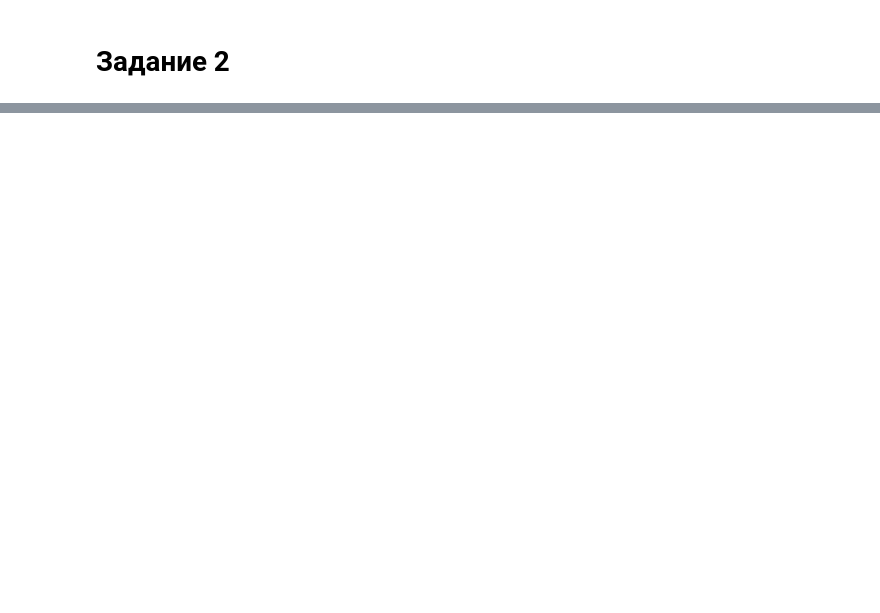
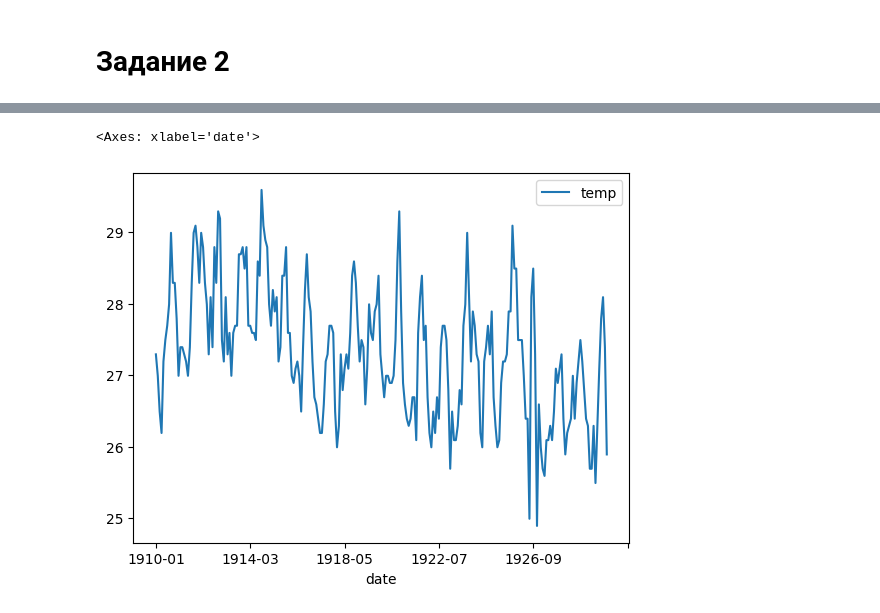
Before and after one commit to Chpel/Maga, a Jupyter notebook: Time Series Diff/lab4.ipynb, the cells around one changed output, grey strips where cells are left out. Cells and saved outputs as stored; diff of their text form; code cells hidden in the pictures; blank space fills up the shorter version.

```diff
--- a/Time Series Diff/lab4.ipynb
+++ b/Time Series Diff/lab4.ipynb
@@ -128,0 +136,5 @@ plt.show()
+# %%
+# считаем файлы
+ts1=pd.read_csv('station_manaus.csv')
+ts1 = ts1[['YEAR', 'JAN', 'FEB', 'MAR',	'APR', 'MAY',	'JUN', 'JUL',	'AUG',	'SEP',	'OCT',	'NOV',	'DEC']]
+ts1
@@ -128,0 +155,19 @@ plt.show()
+# %%
+def year_to_monthly(pd_0, year, months):
+    data_for_year = pd.DataFrame(columns=['date', 'temp'])
+    for i, month in enumerate(months):
+        data_for_year.loc[i] = [str(int(pd_0[year])) + '-' + '{:02d}'.format(i+1), pd_0.loc[month]]
+    return data_for_year
+
+del_rows = ts1[(ts1[['JAN', 'FEB', 'MAR',	'APR', 'MAY',	'JUN', 'JUL',	'AUG',	'SEP',	'OCT',	'NOV',	'DEC']] > 100).any(axis=1)].index
+ts1 = ts1.drop(del_rows)
+ts1 = ts1[:20]
+ts1_monthly = pd.DataFrame(columns=['date', 'temp'])
+for year in ts1.index:
+    ts1_0 = year_to_monthly(ts1.loc[year], 'YEAR', ['JAN', 'FEB', 'MAR',	'APR', 'MAY',	'JUN', 'JUL',	'AUG',	'SEP',	'OCT',	'NOV',	'DEC'])
+    ts1_monthly = pd.concat([ts1_monthly, ts1_0], ignore_index=True)
+# %%
+ts1_monthly.plot(x='date', y='temp')
+# %% [output]
+<Axes: xlabel='date'>
+[figure, added]
```
Also changed, not shown: parts of 31 cells of this notebook, 4 other files.
